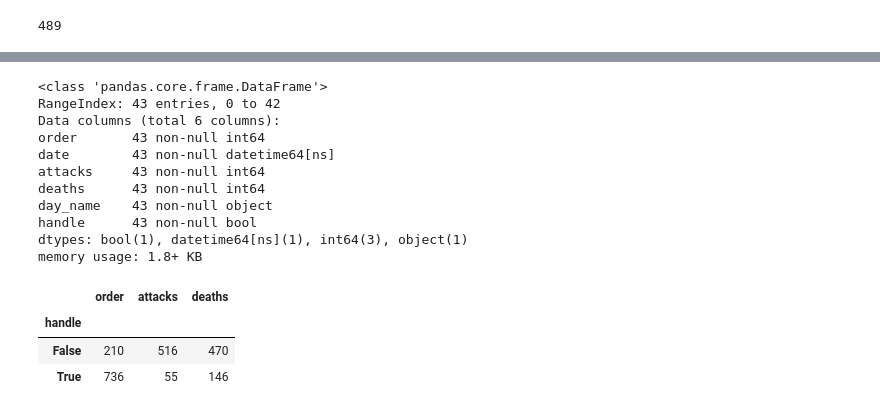
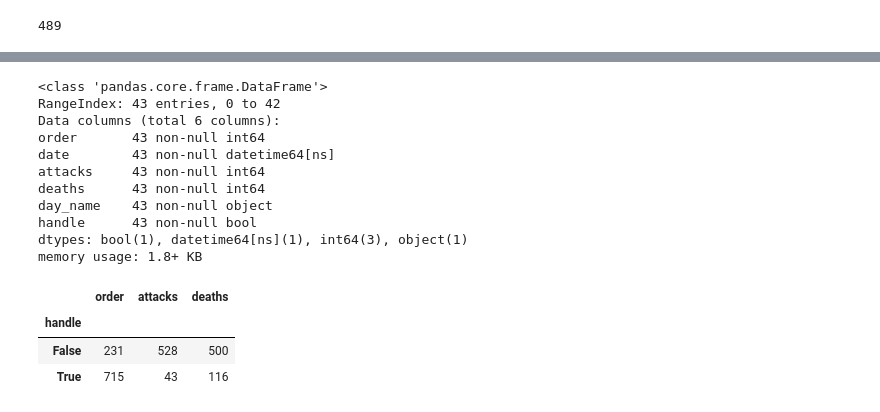
Before and after one commit to AlfieDelgado/DataCamp-RECREATING-JOHN-SNOW-S-GHOST-MAP, a Jupyter notebook: notebook.ipynb, the cells around one changed output, grey strips where cells are left out. Saved outputs shown, nothing was run; the diff lists cells and outputs as text; code cells hidden in the pictures.

```diff
--- a/notebook.ipynb
+++ b/notebook.ipynb
@@ -132,36 +132,36 @@ map1
 # Import the data the right way
 dates = pd.read_csv('datasets/dates.csv', parse_dates=['date'])
 
 # Set the Date when handle was removed (8th of September 1854)
 handle_removed = pd.to_datetime('1854/9/8')
 
 # Create new column `day_name` in `dates` DataFrame with names of the day
 dates['day_name'] = dates['date'].dt.weekday_name
 
 # Create new column `handle` in `dates` DataFrame based on a Date the handle was removed
-dates['handle'] = dates['date'] >= handle_removed
+dates['handle'] = dates['date'] > handle_removed
 
 # Check the dataset and datatypes
 dates.info()
 
 # Create a comparison of how many cholera deaths and attacks there were before and after the handle was removed
 dates.groupby(['handle']).sum()
 # %% [output]
 <class 'pandas.core.frame.DataFrame'>
 RangeIndex: 43 entries, 0 to 42
 Data columns (total 6 columns):
 order       43 non-null int64
 date        43 non-null datetime64[ns]
 attacks     43 non-null int64
 deaths      43 non-null int64
 day_name    43 non-null object
 handle      43 non-null bool
 dtypes: bool(1), datetime64[ns](1), int64(3), object(1)
 memory usage: 1.8+ KB
 |  | order | attacks | deaths |
 | handle |  |  |  |
-| False | 210 | 516 | 470 |
-| True | 736 | 55 | 146 |
+| False | 231 | 528 | 500 |
+| True | 715 | 43 | 116 |
 # %% [markdown]
 ## 7. The picture worth a thousand words
 <p><img style="float: left;margin:5px 20px 5px 1px" src="https://s3.amazonaws.com/assets.datacamp.com/production/project_132/img/johnsnow_pump1.jpg"> </p>
```
Also changed, not shown: parts of 2 cells of this notebook.
